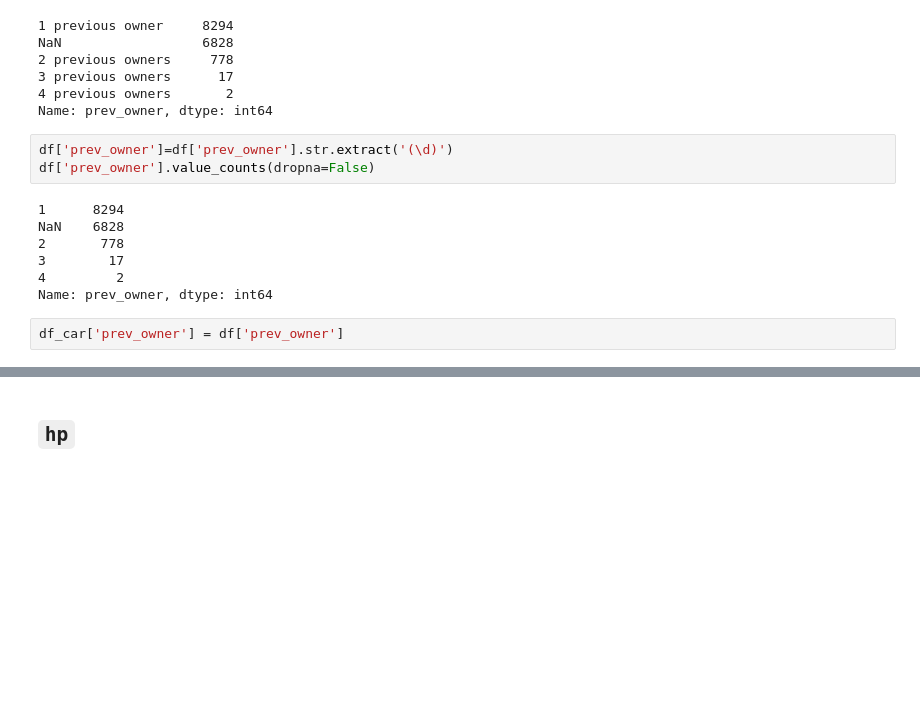
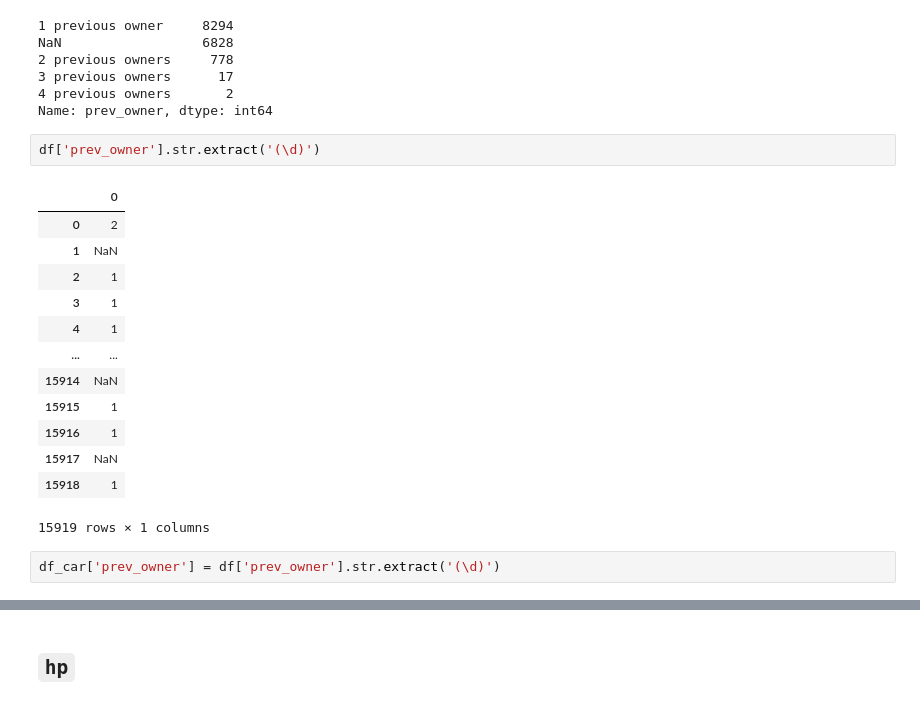
Before and after one commit to hsaglamlar/Data-Analysis-and-Visualisation-Projects, a Jupyter notebook: Scout_Car_EDA_Project/AutoScout_clean.ipynb, the cells around one changed output, grey strips where cells are left out. Cells and saved outputs as stored; diff of their text form; blank space fills up the shorter version.

```diff
--- a/Scout_Car_EDA_Project/AutoScout_clean.ipynb
+++ b/Scout_Car_EDA_Project/AutoScout_clean.ipynb
@@ -317,15 +306,21 @@ NaN                  6828
 3 previous owners      17
 4 previous owners       2
 Name: prev_owner, dtype: int64
+# %%
+df['prev_owner'].str.extract('(\d)')
+# %% [output]
+|  | 0 |
+| 0 | 2 |
+| 1 | NaN |
+| 2 | 1 |
+| 3 | 1 |
+| 4 | 1 |
+| ... | ... |
+| 15914 | NaN |
+| 15915 | 1 |
+| 15916 | 1 |
+| 15917 | NaN |
+| 15918 | 1 |
+15919 rows × 1 columns
 # %%
-df['prev_owner']=df['prev_owner'].str.extract('(\d)')
-df['prev_owner'].value_counts(dropna=False)
+df_car['prev_owner'] = df['prev_owner'].str.extract('(\d)')
-# %% [output]
-1      8294
-NaN    6828
-2       778
-3        17
-4         2
-Name: prev_owner, dtype: int64
-# %%
-df_car['prev_owner'] = df['prev_owner']
```
Also changed, not shown: parts of 49 cells of this notebook, 6 other files.
